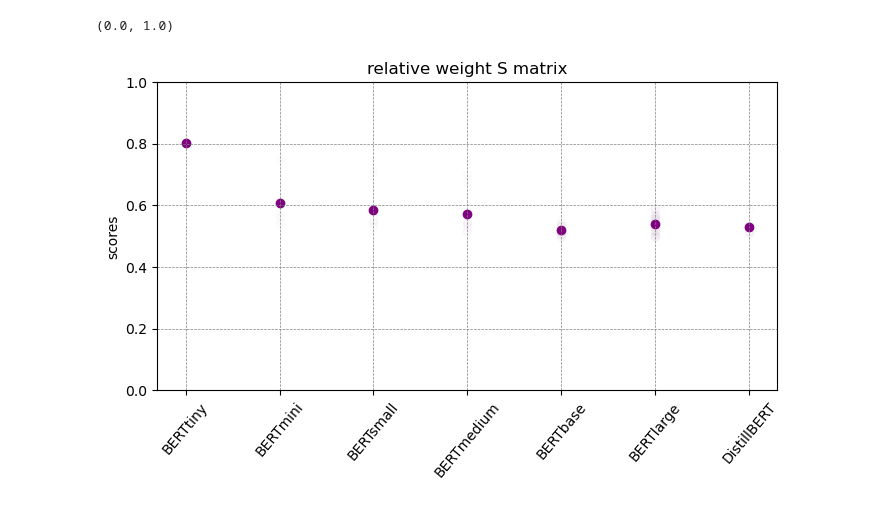
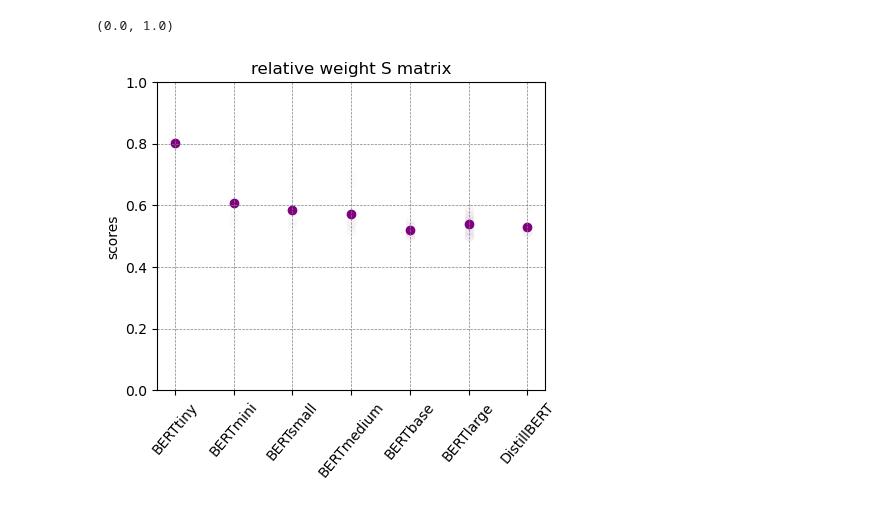
Before and after one commit to matteosaponati/attention-geometry, a Jupyter notebook: scripts/BERT-value-out-full.ipynb, the cells around one changed output. Saved outputs shown, nothing was run; the diff lists cells and outputs as text; code cells hidden in the pictures.

```diff
--- a/scripts/BERT-value-out-full.ipynb
+++ b/scripts/BERT-value-out-full.ipynb
@@ -183,24 +183,24 @@ with open('../_data/fig_scores/BERT-value-out-full.pkl', 'wb') as file:
 # %%
 with open('../_data/fig_scores/BERT-value-out-full.pkl', 'rb') as file:
     models = pickle.load(file)
 
 SList = [models[key][-2].flatten() for key in list(models.keys())]
 NList = [models[key][-1].flatten() for key in list(models.keys())]
 names = list(models.keys())
 
-plt.figure(figsize=(8,4))
+plt.figure(figsize=(5,4))
 
 for i, model in enumerate(SList):
 
     plt.scatter(i*np.ones(SList[i].size),(SList[i].flatten()**2),color='purple',alpha=.01)
     plt.scatter(i,(SList[i].flatten()**2).mean(),color='purple')
 
 plt.grid(color = 'gray', linestyle = '--', linewidth = 0.5)
 plt.title('relative weight S matrix')
 plt.ylabel('scores')
 plt.xticks(np.arange(len(names)),names)
 plt.xticks(rotation=50)
 plt.ylim(0,1)
 # %% [output]
 (0.0, 1.0)
-[figure, old version]
+[figure, new version]
```
